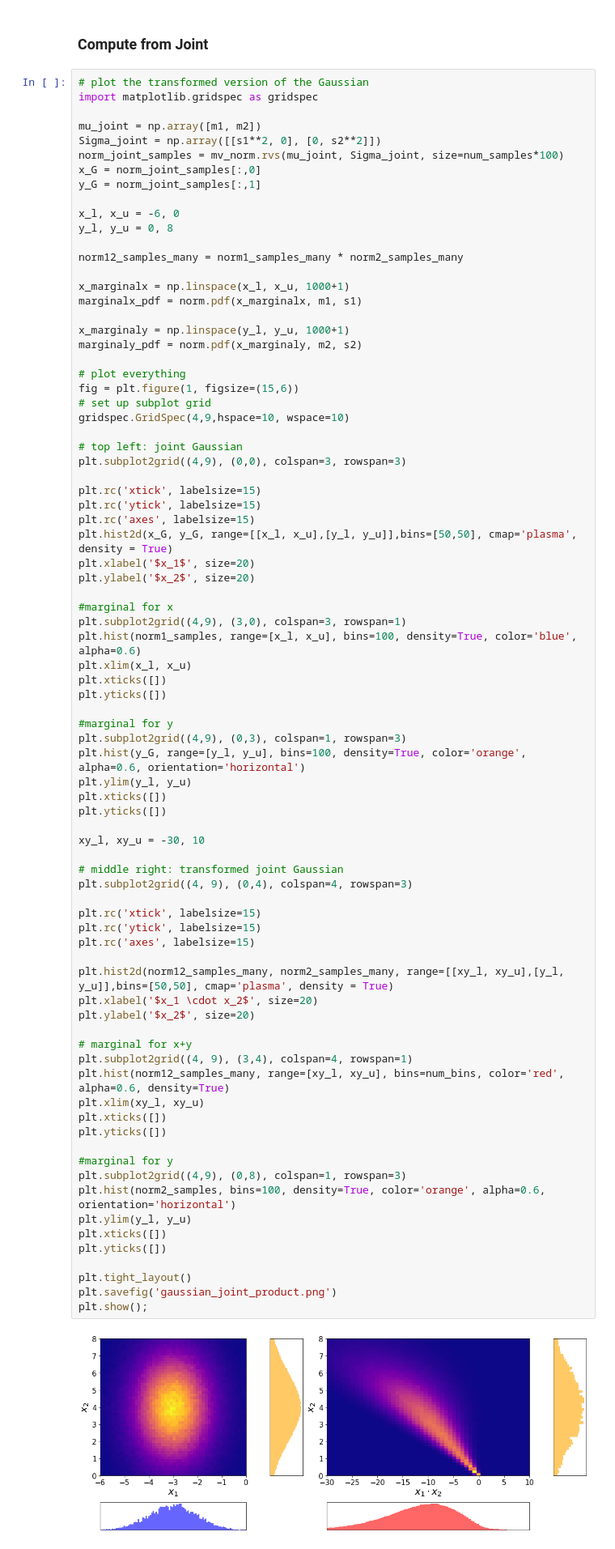
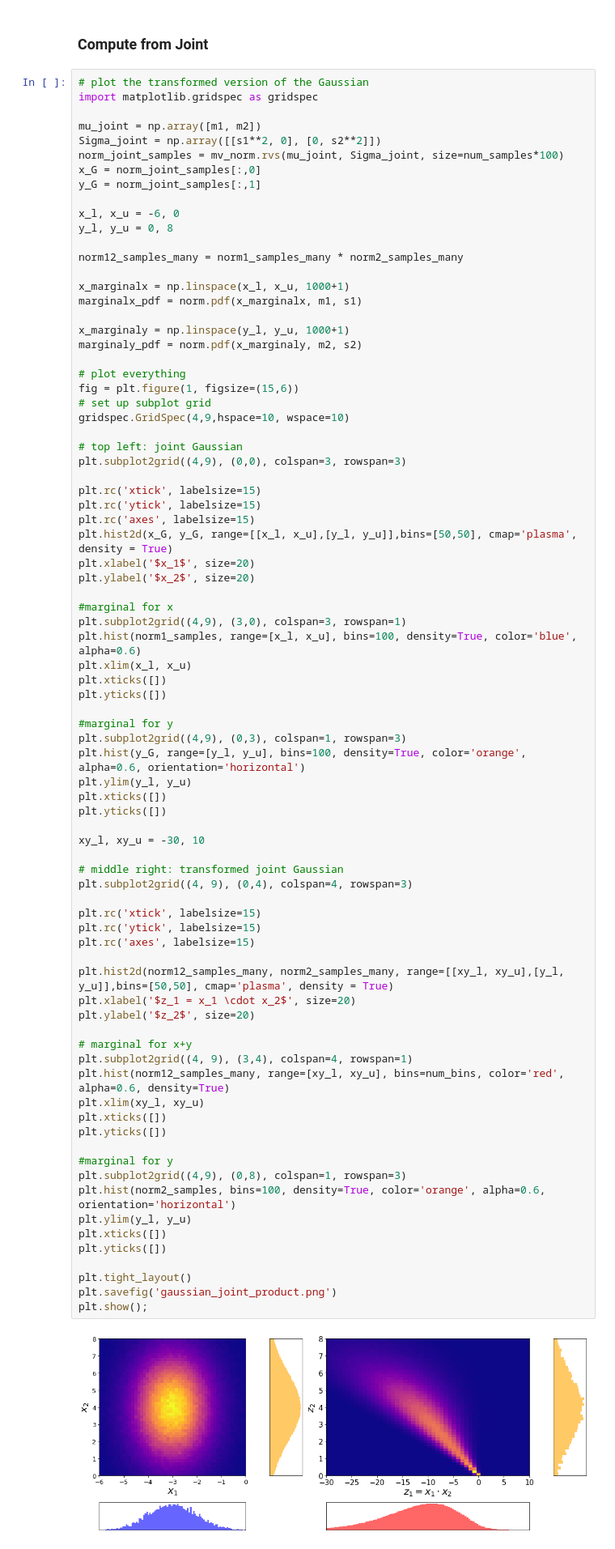
Before and after one commit to mariushobbhahn/RV_vs_PDF_Combination, a Jupyter notebook: Product of Gaussians.ipynb, the cells around one changed output. Shown at 81% size. Cells and saved outputs as stored; diff of their text form.

```diff
--- a/Product of Gaussians.ipynb
+++ b/Product of Gaussians.ipynb
@@ -115,36 +115,36 @@ plt.yticks([])
 
 xy_l, xy_u = -30, 10
 
 # middle right: transformed joint Gaussian
 plt.subplot2grid((4, 9), (0,4), colspan=4, rowspan=3)
 
 plt.rc('xtick', labelsize=15)
 plt.rc('ytick', labelsize=15)
 plt.rc('axes', labelsize=15)
 
 plt.hist2d(norm12_samples_many, norm2_samples_many, range=[[xy_l, xy_u],[y_l, y_u]],bins=[50,50], cmap='plasma', density = True)
-plt.xlabel('$x_1 \cdot x_2$', size=20)
-plt.ylabel('$x_2$', size=20)
+plt.xlabel('$z_1 = x_1 \cdot x_2$', size=20)
+plt.ylabel('$z_2$', size=20)
 
 # marginal for x+y
 plt.subplot2grid((4, 9), (3,4), colspan=4, rowspan=1)
 plt.hist(norm12_samples_many, range=[xy_l, xy_u], bins=num_bins, color='red', alpha=0.6, density=True)
 plt.xlim(xy_l, xy_u)
 plt.xticks([])
 plt.yticks([])
 
 #marginal for y
 plt.subplot2grid((4,9), (0,8), colspan=1, rowspan=3)
 plt.hist(norm2_samples, bins=100, density=True, color='orange', alpha=0.6, orientation='horizontal')
 plt.ylim(y_l, y_u)
 plt.xticks([])
 plt.yticks([])
 
 plt.tight_layout()
 plt.savefig('gaussian_joint_product.png')
 plt.show();
 # %% [output]
-[figure, old version]
+[figure, new version]
 # %%
 # make header image
 
```
Also changed, not shown: parts of 1 cell of this notebook, 7 other files.
